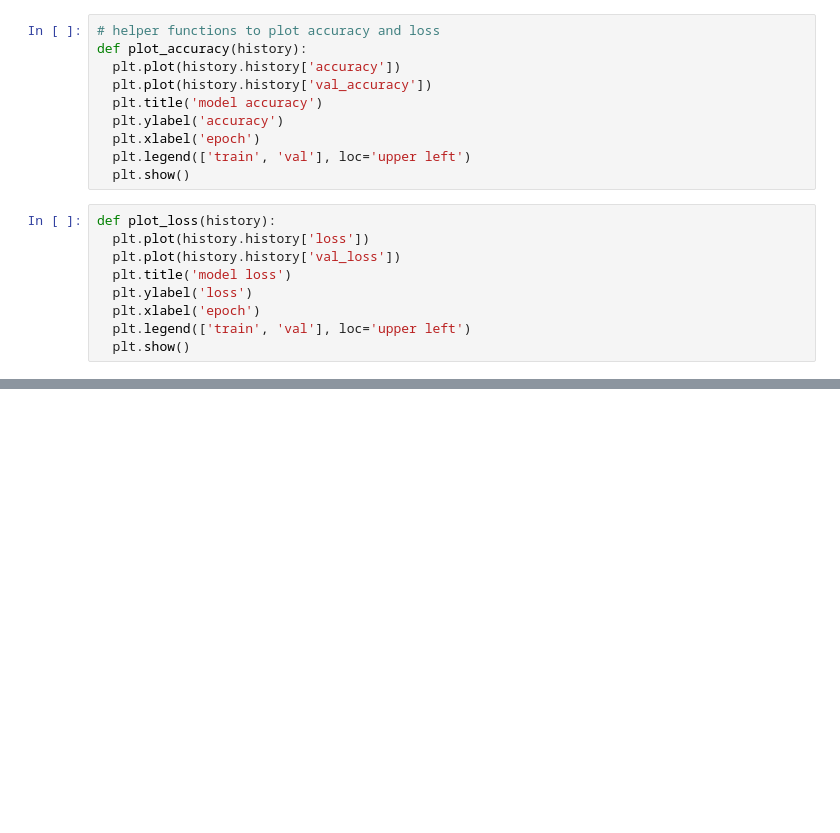
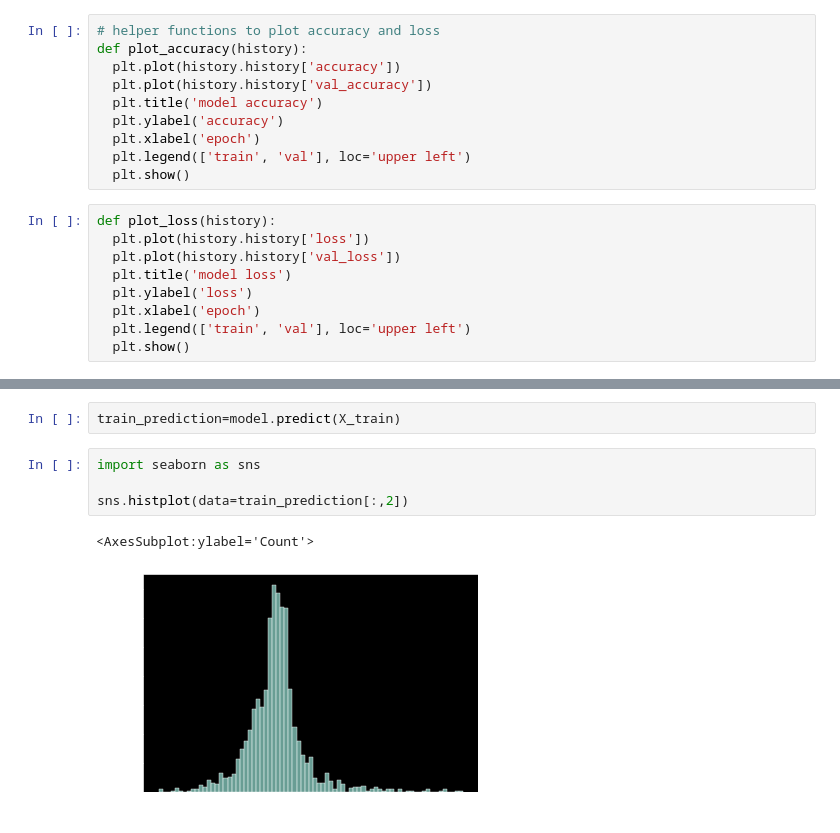
Before and after one commit to avramis92/ML-Price-Prediction, a Jupyter notebook: ML.ipynb, the cells around one changed output, grey strips where cells are left out. Drawn from its saved outputs; the diff is of its cells as text; blank space fills up the shorter version.

```diff
--- a/ML.ipynb
+++ b/ML.ipynb
@@ -196,0 +201,9 @@ plot_loss(history)
+# %%
+train_prediction=model.predict(X_train)
+# %%
+import seaborn as sns
+
+sns.histplot(data=train_prediction[:,2])
+# %% [output]
+<AxesSubplot:ylabel='Count'>
+[figure, added]
```
Also changed, not shown: parts of 10 cells of this notebook.
